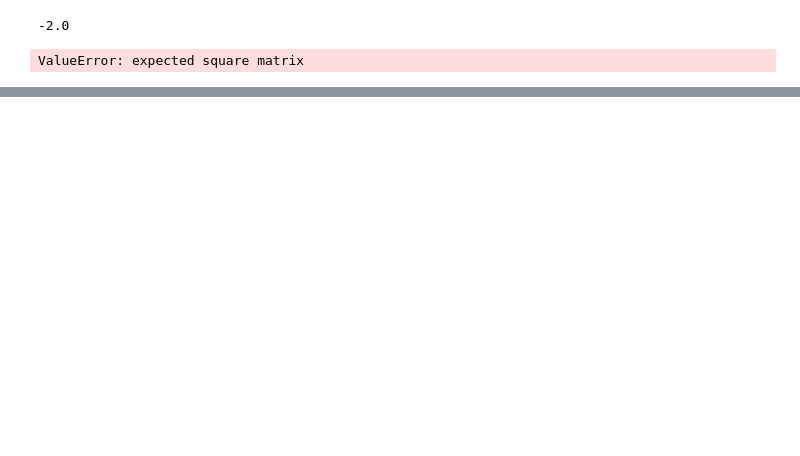
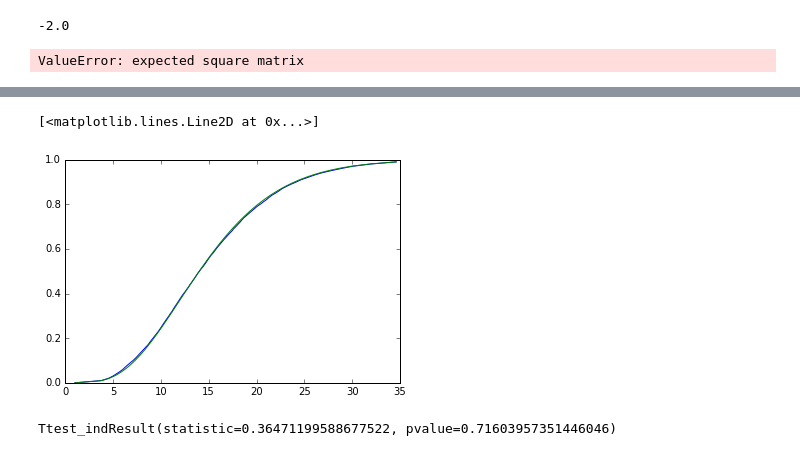
Before and after one commit to joshbrowning2358/GithubSandbox, a Jupyter notebook: Python/Scipy Tutorial.ipynb, the cells around one changed output, grey strips where cells are left out. Drawn from its saved outputs; the diff is of its cells as text; code cells hidden in the pictures; blank space fills up the shorter version.

```diff
--- a/Python/Scipy Tutorial.ipynb
+++ b/Python/Scipy Tutorial.ipynb
@@ -548,0 +679,15 @@ ValueError: operands could not be broadcast together with shapes (2,) (10,)
+# %%
+bins = 100
+quantile = np.arange(bins)*100/bins
+x = stats.scoreatpercentile(a, quantile)
+plt.plot(x, quantile/100)
+plt.plot(x, stats.gamma.cdf(x, a = shape, scale = scale))
+# %% [output]
+[<matplotlib.lines.Line2D at 0x...>]
+[figure, added]
+# %%
+a = np.random.normal(0, 1, size = 100)
+b = np.random.normal(0, 1, size = 10)
+stats.ttest_ind(a, b)
+# %% [output]
+Ttest_indResult(statistic=0.36471199588677522, pvalue=0.71603957351446046)
```
Also changed, not shown: parts of 102 cells of this notebook, 2 other files.
